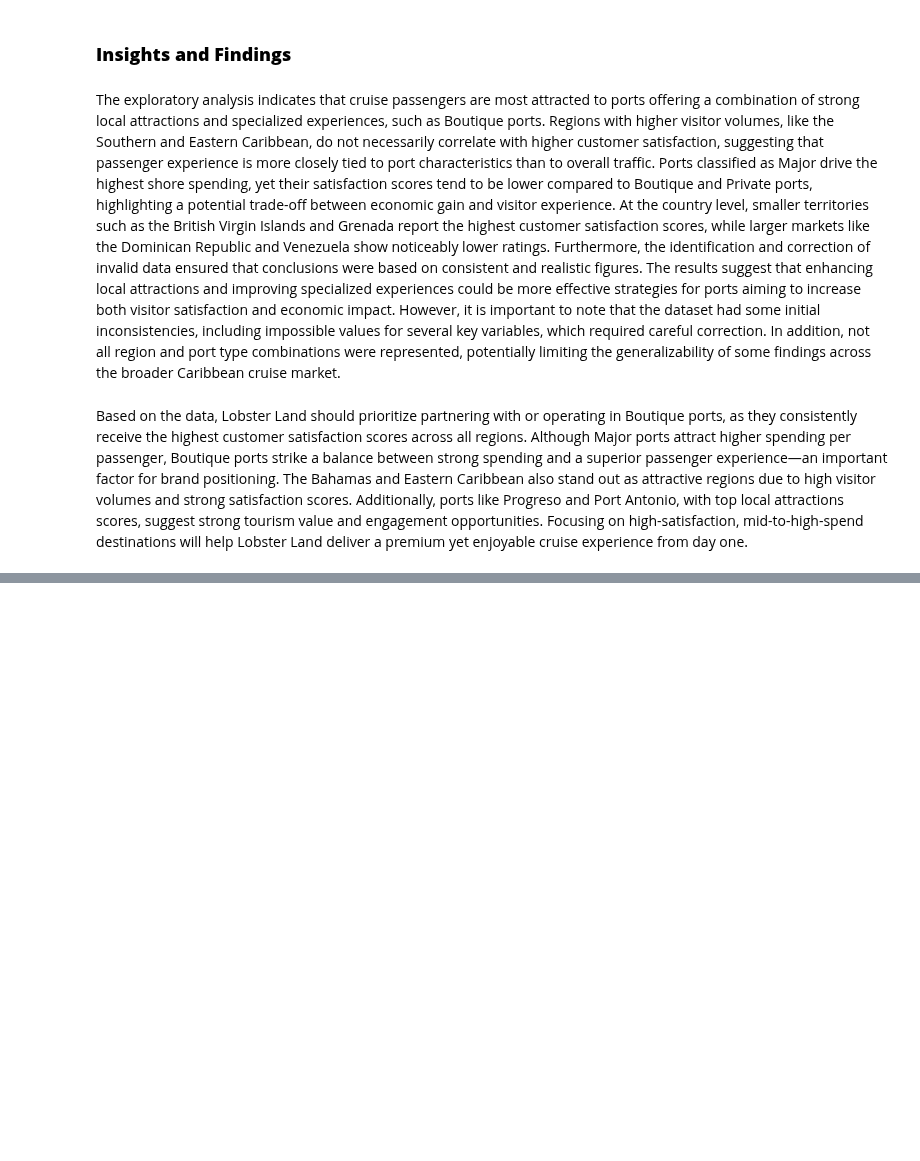
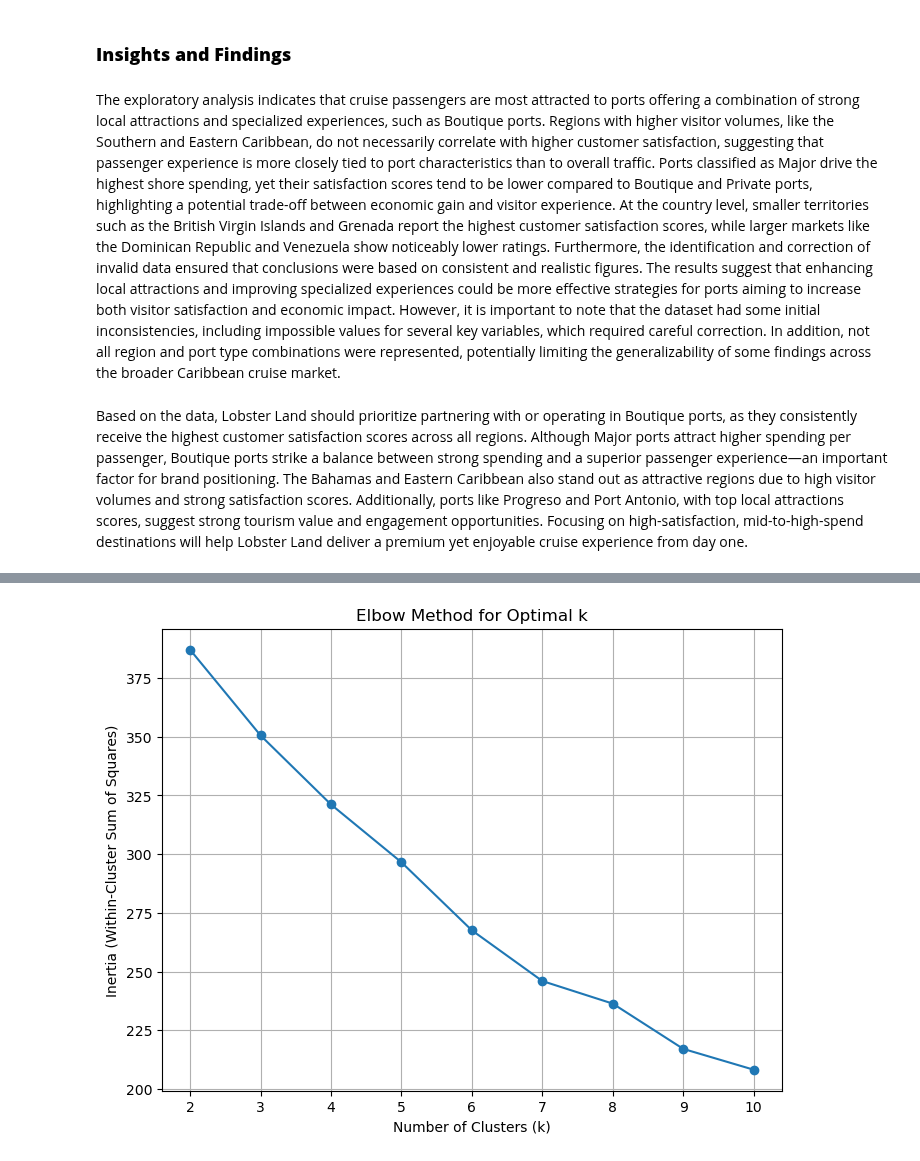
Before and after one commit to PrathamKabra/LobsterLand-Project, a Jupyter notebook: Complete_Code.ipynb, the cells around one changed output, grey strips where cells are left out. Cells and saved outputs as stored; diff of their text form; code cells hidden in the pictures; blank space fills up the shorter version.

```diff
--- a/Complete_Code.ipynb
+++ b/Complete_Code.ipynb
@@ -251,0 +250,4 @@ Based on the data, Lobster Land should prioritize partnering with or operating i
+# %%
+df = pd.read_csv("/Users/prathamkabra/Downloads/caribbean_ports.csv")
+print("\nMissing Values:")
+print(df.isnull().sum())
@@ -251,0 +284,21 @@ Based on the data, Lobster Land should prioritize partnering with or operating i
+# %%
+# Remove impossible values
+df = df[df['avg_annual_visitors'] >= 0]
+df = df[df['avg_port_fee_usd'] >= 0]
+df = df[df['avg_shore_spend_per_passenger'] >= 0]
+df = df[(df['avg_customer_satisfaction'] >= 1) & (df['avg_customer_satisfaction'] <= 10)]
+df = df[(df['local_attractions_score'] >= 1) & (df['local_attractions_score'] <= 10)]
+df = df[(df['avg_disembark_rate'] >= 0) & (df['avg_disembark_rate'] <= 1)]
+# %%
+# Summary statistics for numeric variables
+numeric_cols = [
+    'avg_annual_visitors', 'avg_port_fee_usd', 'local_attractions_score',
+    'avg_customer_satisfaction', 'excursion_variety_index', 'avg_disembark_rate',
+    'avg_shore_spend_per_passenger', 'seasonality_score', 'latitude', 'longitude'
+]
+# Standardize the features
+scaler = StandardScaler()
+X_scaled = scaler.fit_transform(df[numeric_cols])
+
+print("\nSummary Statistics for Numeric Variables after Cleaning:")
+df[numeric_cols].describe()
@@ -251,0 +316,21 @@ Based on the data, Lobster Land should prioritize partnering with or operating i
+# %%
+# Elbow Method to find optimal k
+inertia = []
+k_range = range(2, 11)
+
+for k in k_range:
+    kmeans = KMeans(n_clusters=k, random_state=42, n_init=10)
+    kmeans.fit(X_scaled)
+    inertia.append(kmeans.inertia_)
+
+# Plot elbow curve
+plt.figure(figsize=(8, 6))
+plt.plot(k_range, inertia, marker='o')
+plt.title('Elbow Method for Optimal k')
+plt.xlabel('Number of Clusters (k)')
+plt.ylabel('Inertia (Within-Cluster Sum of Squares)')
+plt.title('Elbow Method for Optimal k')
+plt.grid(True)
+plt.show()
+# %% [output]
+[figure, added]
```
Also changed, not shown: parts of 33 cells of this notebook.
